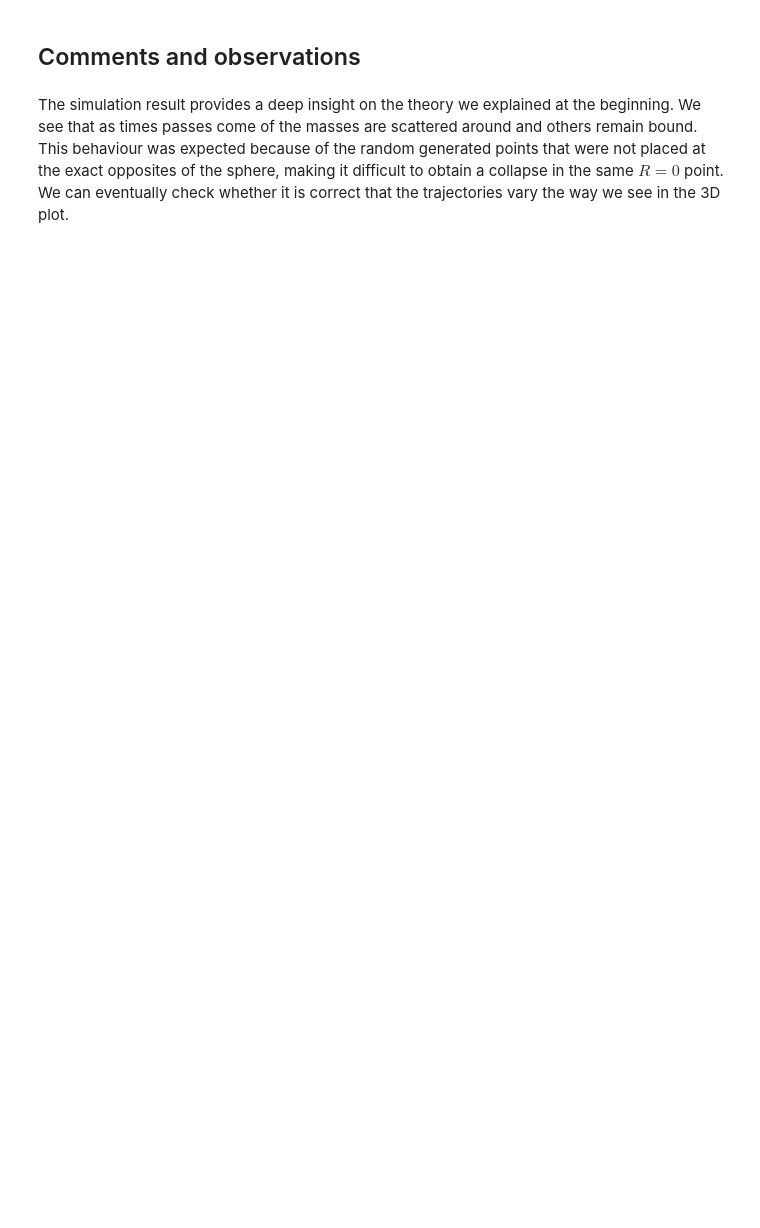
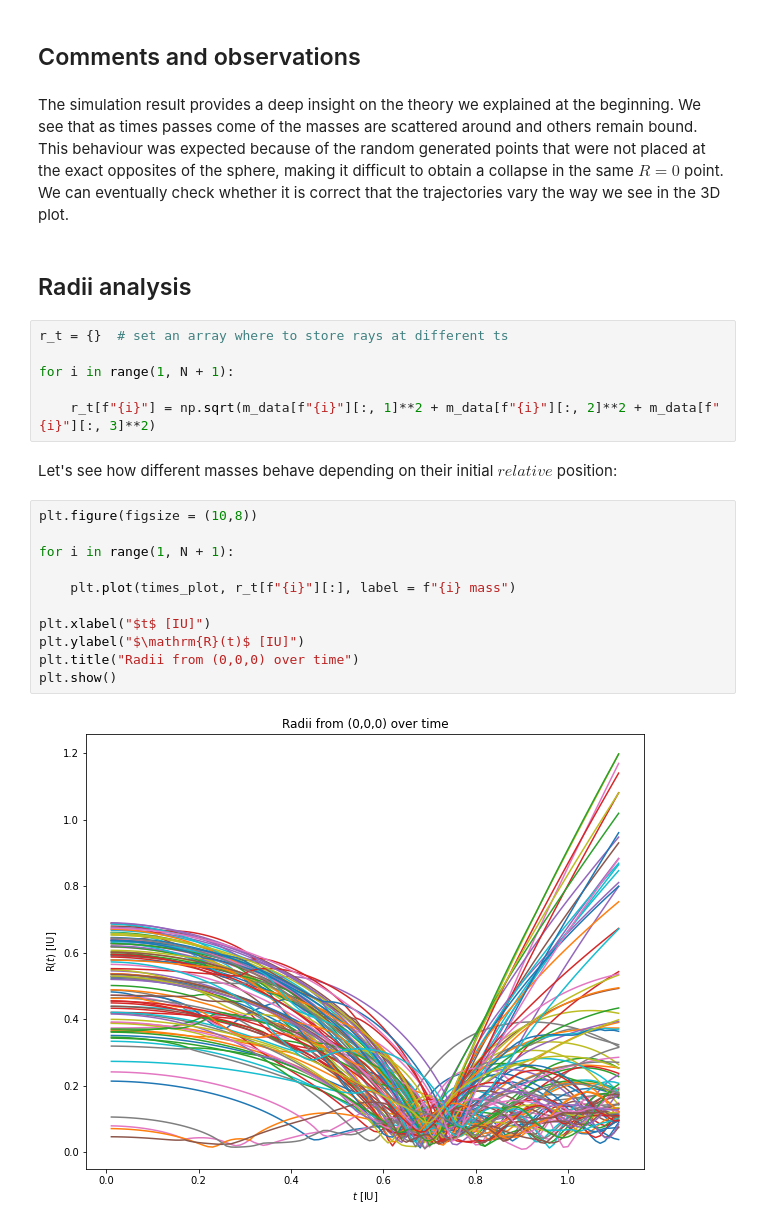
Before and after one commit to nicolegrillo/galaxies_and_dynamics_2023, a Jupyter notebook: Truncated sphere mass distribution/MB_potential_collapse.ipynb, the cells around one changed output. Drawn from its saved outputs; the diff is of its cells as text; blank space fills up the shorter version.

Commit message:
added Rs analysis

```diff
--- a/Truncated sphere mass distribution/MB_potential_collapse.ipynb
+++ b/Truncated sphere mass distribution/MB_potential_collapse.ipynb
@@ -313,3 +313,26 @@ plt.close()
 ## Comments and observations
 # %% [markdown]
 The simulation result provides a deep insight on the theory we explained at the beginning. We see that as times passes come of the masses are scattered around and others remain bound. This behaviour was expected because of the random generated points that were not placed at the exact opposites of the sphere, making it difficult to obtain a collapse in the same $R=0$ point. We can eventually check whether it is correct that the trajectories vary the way we see in the 3D plot.
+# %% [markdown]
+## Radii analysis
+# %%
+r_t = {}  # set an array where to store rays at different ts
+
+for i in range(1, N + 1):
+
+    r_t[f"{i}"] = np.sqrt(m_data[f"{i}"][:, 1]**2 + m_data[f"{i}"][:, 2]**2 + m_data[f"{i}"][:, 3]**2)
+# %% [markdown]
+Let's see how different masses behave depending on their initial $\textit{relative}$ position:
+# %%
+plt.figure(figsize = (10,8))
+
+for i in range(1, N + 1):
+
+    plt.plot(times_plot, r_t[f"{i}"][:], label = f"{i} mass")
+
+plt.xlabel("$t$ [IU]")
+plt.ylabel("$\mathrm{R}(t)$ [IU]")
+plt.title("Radii from (0,0,0) over time")
+plt.show()
+# %% [output]
+[figure, added]
```
Also changed, not shown: parts of 7 cells of this notebook.
